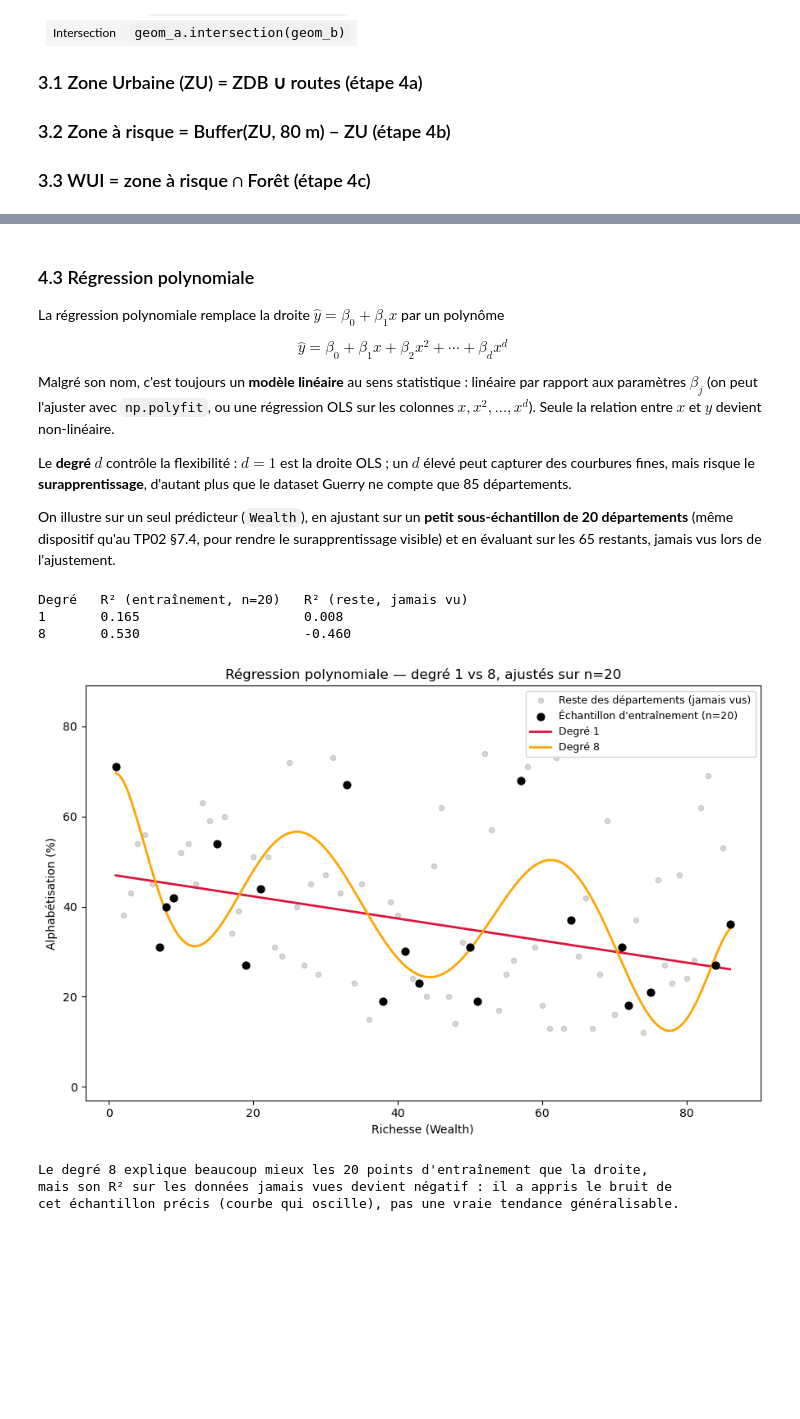
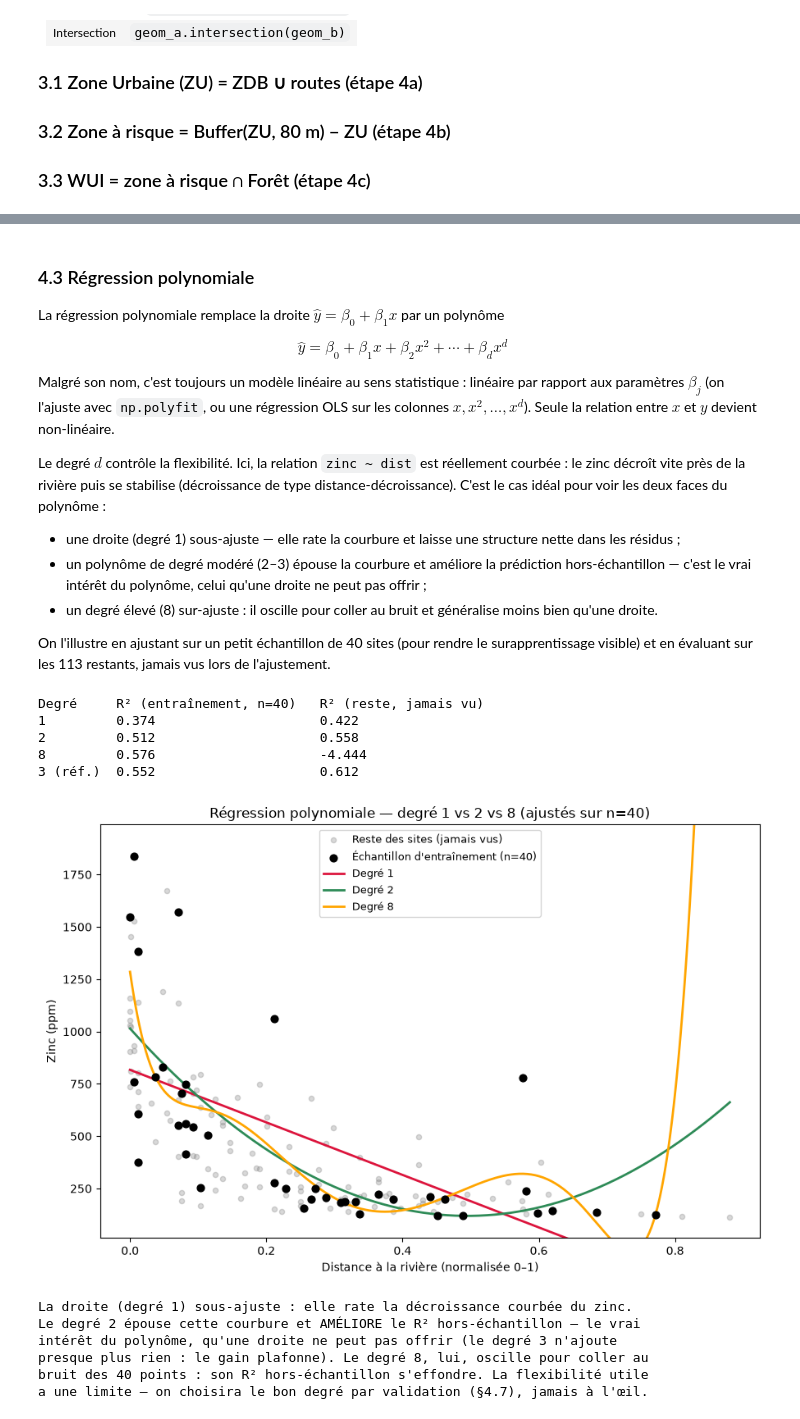
Before and after one commit to gse-unil/2026_Geoinformatique_II, a Jupyter notebook: tps/python/tp-py03.ipynb, the cells around one changed output, grey strips where cells are left out. Drawn from its saved outputs; the diff is of its cells as text; code cells hidden in the pictures; blank space fills up the shorter version.

```diff
--- a/tps/python/tp-py03.ipynb
+++ b/tps/python/tp-py03.ipynb
@@ -522,52 +518,66 @@ La régression polynomiale remplace la droite $\hat{y} = \beta_0 + \beta_1 x$ pa
 
 $$\hat{y} = \beta_0 + \beta_1 x + \beta_2 x^2 + \cdots + \beta_d x^d$$
 
-Malgré son nom, c'est toujours un **modèle linéaire** au sens statistique : linéaire par rapport aux paramètres $\beta_j$ (on peut l'ajuster avec `np.polyfit`, ou une régression OLS sur les colonnes $x, x^2, \ldots, x^d$). Seule la relation entre $x$ et $y$ devient non-linéaire.
+Malgré son nom, c'est toujours un modèle linéaire au sens statistique : linéaire par rapport aux paramètres $\beta_j$ (on l'ajuste avec `np.polyfit`, ou une régression OLS sur les colonnes $x, x^2, \ldots, x^d$). Seule la relation entre $x$ et $y$ devient non-linéaire.
 
-Le **degré** $d$ contrôle la flexibilité : $d=1$ est la droite OLS ; un $d$ élevé peut capturer des courbures fines, mais risque le **surapprentissage**, d'autant plus que le dataset Guerry ne compte que 85 départements.
+Le degré $d$ contrôle la flexibilité. Ici, la relation `zinc ~ dist` est réellement courbée : le zinc décroît vite près de la rivière puis se stabilise (décroissance de type distance-décroissance). C'est le cas idéal pour voir les deux faces du polynôme :
 
-On illustre sur un seul prédicteur (`Wealth`), en ajustant sur un **petit sous-échantillon de 20 départements** (même dispositif qu'au TP02 §7.4, pour rendre le surapprentissage visible) et en évaluant sur les 65 restants, jamais vus lors de l'ajustement.
+- une droite (degré 1) sous-ajuste — elle rate la courbure et laisse une structure nette dans les résidus ;
+- un polynôme de degré modéré (2–3) épouse la courbure et améliore la prédiction hors-échantillon — c'est le vrai intérêt du polynôme, celui qu'une droite ne peut pas offrir ;
+- un degré élevé (8) sur-ajuste : il oscille pour coller au bruit et généralise moins bien qu'une droite.
+
+On l'illustre en ajustant sur un petit échantillon de 40 sites (pour rendre le surapprentissage visible) et en évaluant sur les 113 restants, jamais vus lors de l'ajustement.
 # %%
-x_w = guerry['Wealth'].values
-y_w = guerry['Litercy'].values
+x_d = meuse['dist'].values
+y_z = meuse['zinc'].values
 
 rng = np.random.default_rng(42)
-sample_idx = rng.choice(len(x_w), size=20, replace=False)
-rest_idx   = np.setdiff1d(np.arange(len(x_w)), sample_idx)
-x_tr, y_tr = x_w[sample_idx], y_w[sample_idx]
-x_te, y_te = x_w[rest_idx],   y_w[rest_idx]
+sample_idx = rng.choice(len(x_d), size=40, replace=False)
+rest_idx   = np.setdiff1d(np.arange(len(x_d)), sample_idx)
+x_tr, y_tr = x_d[sample_idx], y_z[sample_idx]
+x_te, y_te = x_d[rest_idx],   y_z[rest_idx]
 
-degrees = [1, 8]
-x_line = np.linspace(x_w.min(), x_w.max(), 300)
+x_line = np.linspace(x_d.min(), x_d.max(), 300)
 
 fig, ax = plt.subplots(figsize=(9, 6))
-ax.scatter(x_te, y_te, alpha=0.3, s=20, color='grey', label='Reste des départements (jamais vus)')
-ax.scatter(x_tr, y_tr, s=40, color='black', zorder=5, label="Échantillon d'entraînement (n=20)")
+ax.scatter(x_te, y_te, alpha=0.3, s=20, color='grey', label='Reste des sites (jamais vus)')
+ax.scatter(x_tr, y_tr, s=40, color='black', zorder=5, label="Échantillon d'entraînement (n=40)")
 
-print(f"{'Degré':<8}{'R² (entraînement, n=20)':<26}{'R² (reste, jamais vu)':<24}")
-for deg, color in zip(degrees, ['crimson', 'orange']):
+print(f"{'Degré':<10}{'R² (entraînement, n=40)':<26}{'R² (reste, jamais vu)':<24}")
+for deg, color in zip([1, 2, 8], ['crimson', 'seagreen', 'orange']):
     coeffs = np.polyfit(x_tr, y_tr, deg)
     ax.plot(x_line, np.polyval(coeffs, x_line), color=color, linewidth=2, label=f'Degré {deg}')
     r2_tr = r2_score(y_tr, np.polyval(coeffs, x_tr))
     r2_te = r2_score(y_te, np.polyval(coeffs, x_te))
-    print(f"{deg:<8}{r2_tr:<26.3f}{r2_te:<24.3f}")
+    print(f"{deg:<10}{r2_tr:<26.3f}{r2_te:<24.3f}")
+# degré 3 (non tracé) — montre que le gain plafonne vite
+c3 = np.polyfit(x_tr, y_tr, 3)
+print(f"{'3 (réf.)':<10}{r2_score(y_tr, np.polyval(c3, x_tr)):<26.3f}{r2_score(y_te, np.polyval(c3, x_te)):<24.3f}")
 
-ax.set_ylim(y_w.min() - 15, y_w.max() + 15)
-ax.set_xlabel('Richesse (Wealth)'); ax.set_ylabel('Alphabétisation (%)')
+ax.set_ylim(y_z.min() - 100, y_z.max() + 150)   # les oscillations du degré 8 sortent du cadre
+ax.set_xlabel('Distance à la rivière (normalisée 0–1)'); ax.set_ylabel('Zinc (ppm)')
 ax.legend(fontsize=9)
-ax.set_title('Régression polynomiale — degré 1 vs 8, ajustés sur n=20')
+ax.set_title('Régression polynomiale — degré 1 vs 2 vs 8 (ajustés sur n=40)')
 plt.tight_layout()
 plt.show()
 
-print("\nLe degré 8 explique beaucoup mieux les 20 points d'entraînement que la droite,")
-print("mais son R² sur les données jamais vues devient négatif : il a appris le bruit de")
-print("cet échantillon précis (courbe qui oscille), pas une vraie tendance généralisable.")
+print("\nLa droite (degré 1) sous-ajuste : elle rate la décroissance courbée du zinc.")
+print("Le degré 2 épouse cette courbure et AMÉLIORE le R² hors-échantillon — le vrai")
+print("intérêt du polynôme, qu'une droite ne peut pas offrir (le degré 3 n'ajoute")
+print("presque plus rien : le gain plafonne). Le degré 8, lui, oscille pour coller au")
+print("bruit des 40 points : son R² hors-échantillon s'effondre. La flexibilité utile")
+print("a une limite — on choisira le bon degré par validation (§4.7), jamais à l'œil.")
 # %% [output]
-Degré   R² (entraînement, n=20)   R² (reste, jamais vu)
-1       0.165                     0.008
-8       0.530                     -0.460
+Degré     R² (entraînement, n=40)   R² (reste, jamais vu)
+1         0.374                     0.422
+2         0.512                     0.558
+8         0.576                     -4.444
+3 (réf.)  0.552                     0.612
-[figure, old version]
+[figure, new version]
-Le degré 8 explique beaucoup mieux les 20 points d'entraînement que la droite,
-mais son R² sur les données jamais vues devient négatif : il a appris le bruit de
-cet échantillon précis (courbe qui oscille), pas une vraie tendance généralisable.
+La droite (degré 1) sous-ajuste : elle rate la décroissance courbée du zinc.
+Le degré 2 épouse cette courbure et AMÉLIORE le R² hors-échantillon — le vrai
+intérêt du polynôme, qu'une droite ne peut pas offrir (le degré 3 n'ajoute
+presque plus rien : le gain plafonne). Le degré 8, lui, oscille pour coller au
+bruit des 40 points : son R² hors-échantillon s'effondre. La flexibilité utile
+a une limite — on choisira le bon degré par validation (§4.7), jamais à l'œil.
 # %% [markdown]
```
Also changed, not shown: parts of 30 cells of this notebook, 4 other files.
